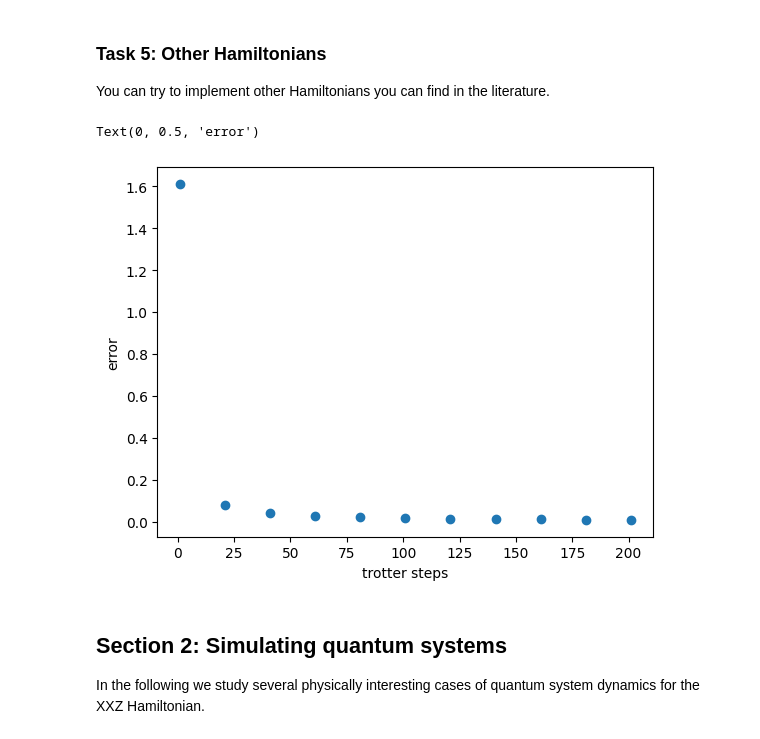
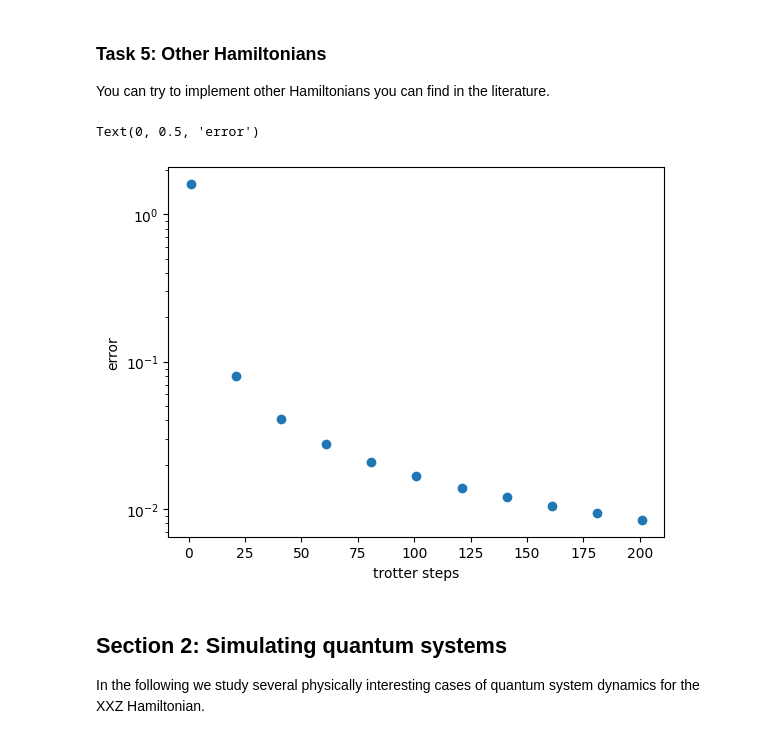
Before and after one commit to mattheweverette/2025-Quantinuum, a Jupyter notebook: notebooks/hamiltonian_simulation.ipynb, the cells around one changed output. Saved outputs shown, nothing was run; the diff lists cells and outputs as text; code cells hidden in the pictures.

```diff
--- a/notebooks/hamiltonian_simulation.ipynb
+++ b/notebooks/hamiltonian_simulation.ipynb
@@ -377,16 +377,23 @@ E.g. use..
 t = 1
 n_trotter_steps = list(range(1, 202, 20))
 # %%
+from pytket.circuit import StatePreparationBox
+
 # First order Trotterization circuit
-def gen_first_order_trotter_circ(pauli_string_ham: QubitPauliOperator, p: int) -> Circuit:
+def gen_first_order_trotter_circ(pauli_string_ham: QubitPauliOperator, p: int, t: int=0, psi0: np.ndarray=None) -> Circuit:
     """
         INPUT
             pauli_string_ham: QubitPauliOperator corresonding to the Hamiltonian
             p: Trotterization steps
+            t: The time of the final state
+            psi0: Initial qubit state
         OUTPUT
             The first-order Trotterized circuit
     """
     result_circ = Circuit(n_qubits)
+    if psi0 is not None:
+        psi0_box = StatePreparationBox(psi0)
+        result_circ.add_gate(psi0_box, list(range(n_qubits)))
     for _ in range(p):
         result_circ = gen_term_sequence_circuit((2 / np.pi * t) / p * pauli_string_ham , result_circ)
 
@@ -513,12 +520,13 @@ for p in n_trotter_steps:
 # %%
 import matplotlib.pyplot as plt
 
+plt.yscale('log')
 plt.scatter(n_trotter_steps, errors)
 plt.xlabel("trotter steps")
 plt.ylabel("error")
 # %% [output]
 Text(0, 0.5, 'error')
-[figure, old version]
+[figure, new version]
 # %% [markdown]
 ## Section 2: Simulating quantum systems
 
```
Also changed, not shown: parts of 3 cells of this notebook.
